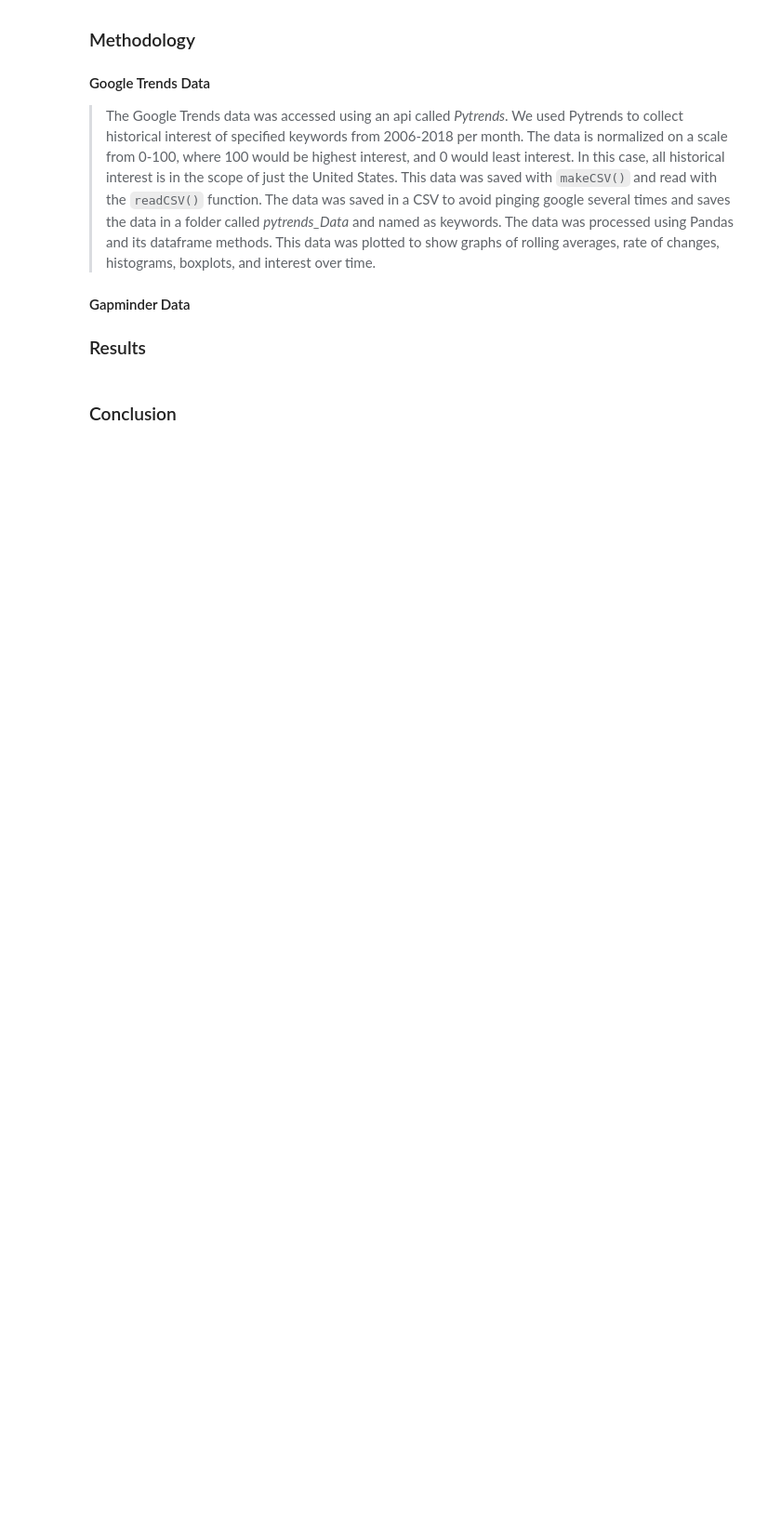
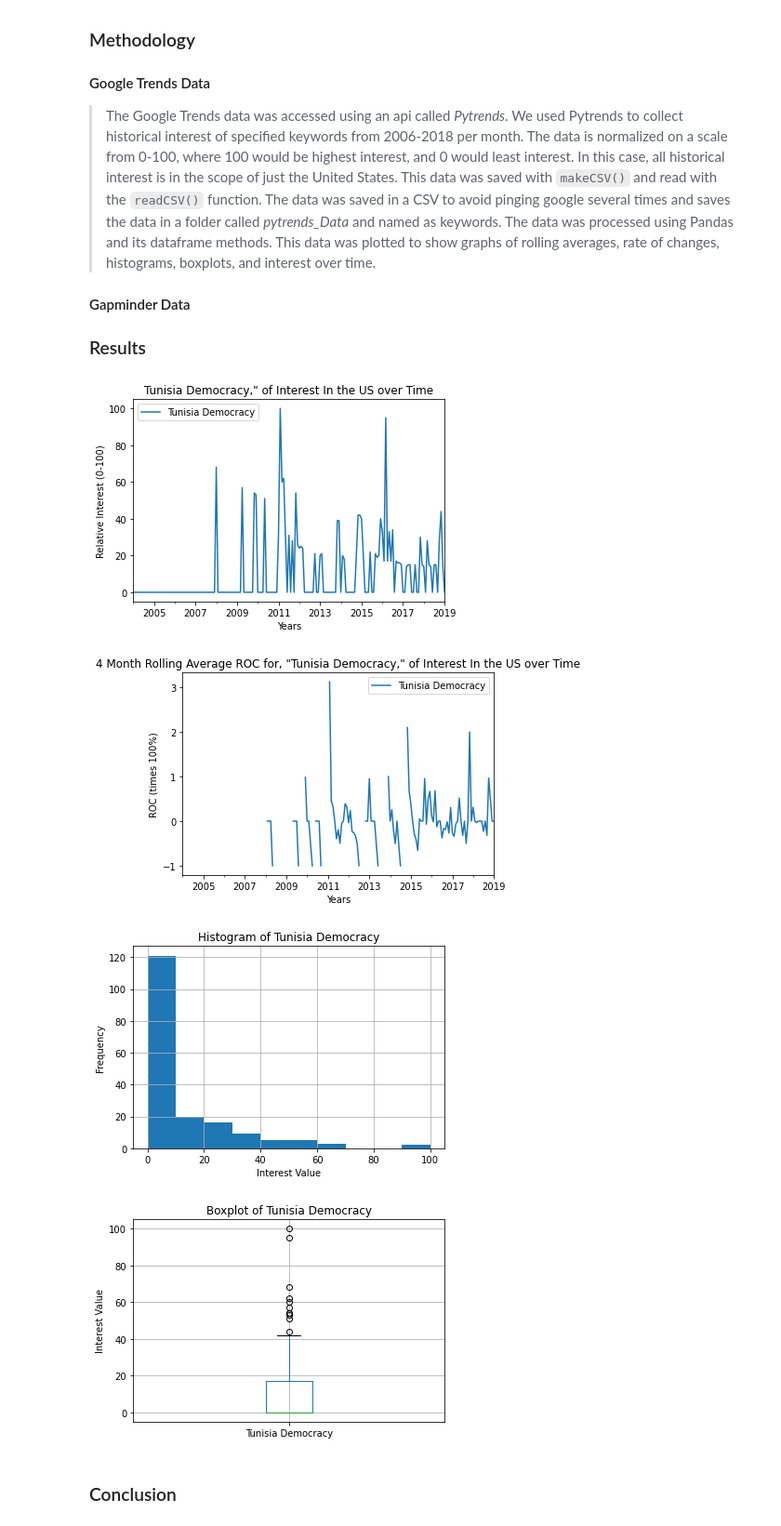
Before and after one commit to olincollege/midterm-project-Erhardt4, a Jupyter notebook: compessay.ipynb, the cells around one changed output. Shown at 93% size. Cells and saved outputs as stored; diff of their text form; code cells hidden in the pictures; blank space fills up the shorter version.

```diff
--- a/compessay.ipynb
+++ b/compessay.ipynb
@@ -57,0 +75,12 @@ plotCountryUpdated.pytrendAnalysis(tunisiaDem_list, "Tunisia Democracy", 4)
+# %%
+import plot_country
+country_list = ["Tunisia Democracy"]
+
+data = plot_country.country_data_pytrend(country_list)
+data
+plot_country.pytrend_analysis(data, country_list, country_list[0], 4)
+# %% [output]
+[figure, added]
+[figure, added]
+[figure, added]
+[figure, added]
```
Also changed, not shown: parts of 5 cells of this notebook, 4 other files.
